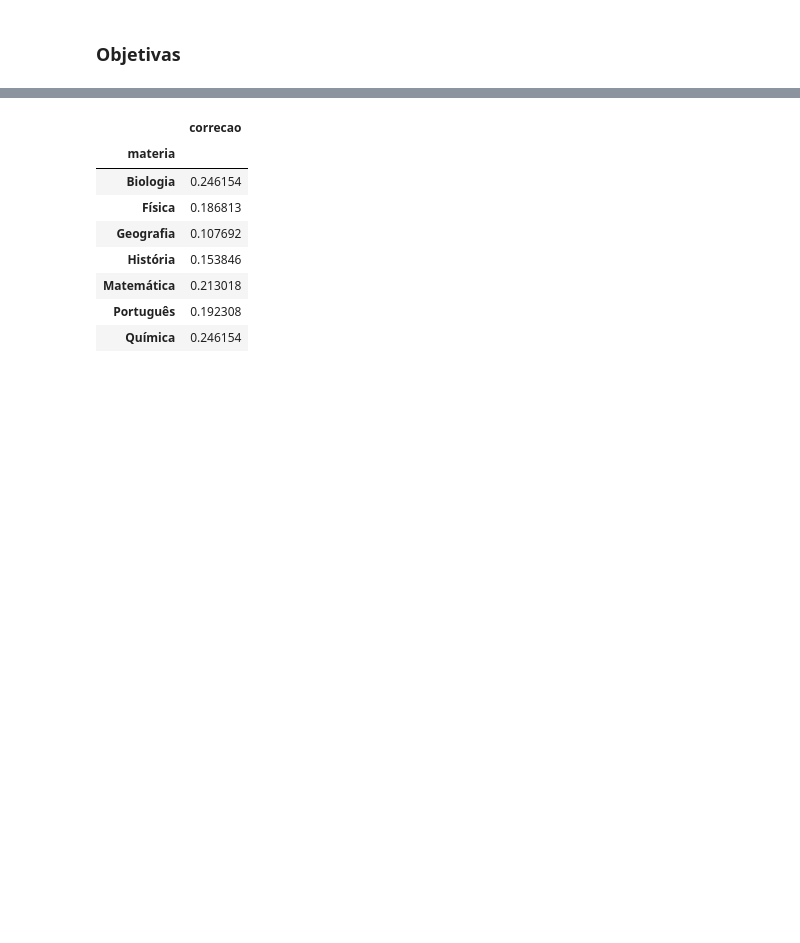
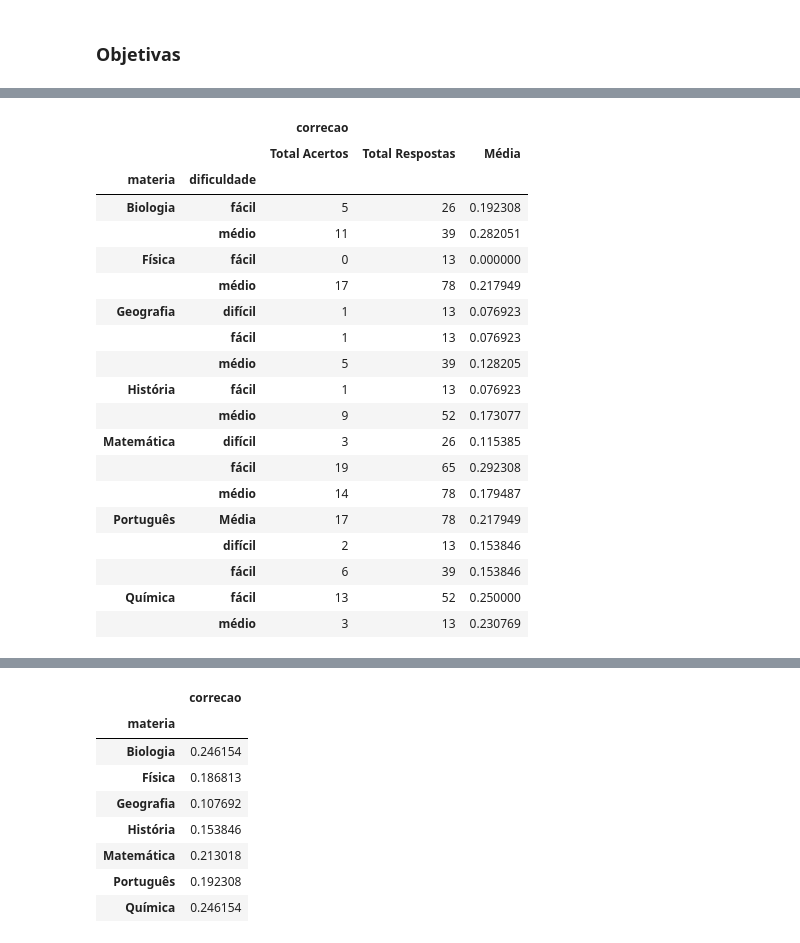
Before and after one commit to murillostein/Simulinho, a Jupyter notebook: modelagem_murillo.ipynb, the cells around one changed output, grey strips where cells are left out. Drawn from its saved outputs; the diff is of its cells as text; code cells hidden in the pictures; blank space fills up the shorter version.

```diff
--- a/modelagem_murillo.ipynb
+++ b/modelagem_murillo.ipynb
@@ -572,12 +635,33 @@ mais_acertos.sort_values(by=['materia','questao'])
 # %%
 # media geral do einstein por dificuldade das questoes
 media_por_dificuldade = data.groupby(['materia','dificuldade']).agg(['sum','count','mean'])
-media_por_dificuldade = media_por_dificuldade.rename(columns={"sum": "Total Acertos", "mean": "Média", 'count': "Total Alunos"})
+media_por_dificuldade = media_por_dificuldade.rename(columns={"sum": "Total Acertos", "mean": "Média", 'count': "Total Respostas"})
 
 # salvando como pickle para o relatorio
 media_por_dificuldade.to_pickle('dados-relatorio-docentes/media_por_dificuldade.pkl')
 
 media_por_dificuldade
+# %% [output]
+|  |  | correcao |  |  |
+|  |  | Total Acertos | Total Respostas | Média |
+| materia | dificuldade |  |  |  |
+| Biologia | fácil | 5 | 26 | 0.192308 |
+|  | médio | 11 | 39 | 0.282051 |
+| Física | fácil | 0 | 13 | 0.000000 |
+|  | médio | 17 | 78 | 0.217949 |
+| Geografia | difícil | 1 | 13 | 0.076923 |
+|  | fácil | 1 | 13 | 0.076923 |
+|  | médio | 5 | 39 | 0.128205 |
+| História | fácil | 1 | 13 | 0.076923 |
+|  | médio | 9 | 52 | 0.173077 |
+| Matemática | difícil | 3 | 26 | 0.115385 |
+|  | fácil | 19 | 65 | 0.292308 |
+|  | médio | 14 | 78 | 0.179487 |
+| Português | Média | 17 | 78 | 0.217949 |
+|  | difícil | 2 | 13 | 0.153846 |
+|  | fácil | 6 | 39 | 0.153846 |
+| Química | fácil | 13 | 52 | 0.250000 |
+|  | médio | 3 | 13 | 0.230769 |
 # %%
 # media de acerto por assunto
 media_por_assunto = data.groupby(['materia','assunto']).agg(['sum','count','mean'])
```
Also changed, not shown: parts of 27 cells of this notebook.
